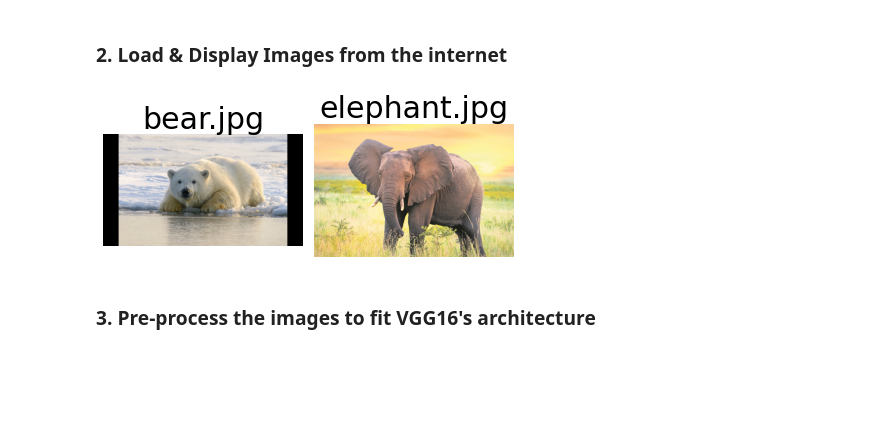
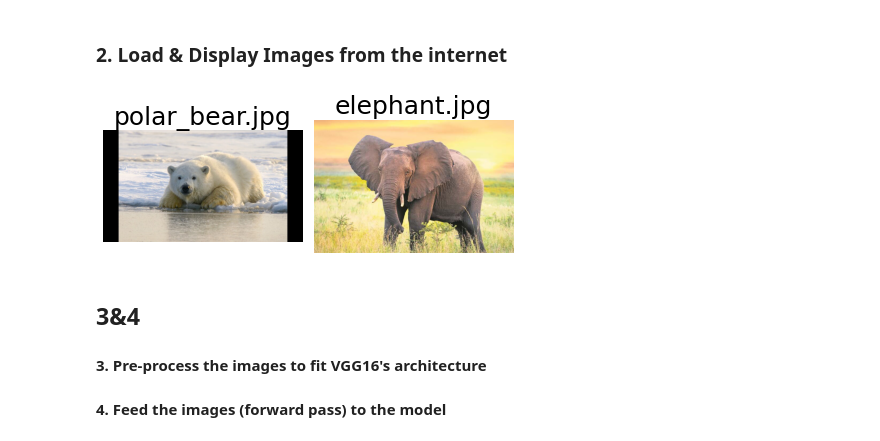
Before and after one commit to danatal29/HW2-CV, a Jupyter notebook: Untitled1.ipynb, the cells around one changed output. Saved outputs shown, nothing was run; the diff lists cells and outputs as text; code cells hidden in the pictures; blank space fills up the shorter version.

```diff
--- a/Untitled1.ipynb
+++ b/Untitled1.ipynb
@@ -24,12 +24,6 @@ import time
 %matplotlib inline
 # %%
 # Helper functions
-
-def load_image(path):
-    image = Image.open(path)
-    plt.imshow(image)
-    plt.title("Image loaded successfully")
-    return image
 
 def pre_processing(image, device=torch.device("cpu")):
     normalize = transforms.Normalize(
@@ -37,7 +31,7 @@ def pre_processing(image, device=torch.device("cpu")):
     std=[0.229, 0.224, 0.225]
     )
     preprocess = transforms.Compose([
-    transforms.Resize((224,224)),
+   #transforms.Resize((224,224)),
     transforms.ToTensor(),
     normalize
     ])
@@ -46,10 +40,7 @@ def pre_processing(image, device=torch.device("cpu")):
     input_tensor  = preprocess(image)
     input_batch = input_tensor.unsqueeze(0)
 
-
     return input_batch
-
-
 
 
 def deprocess(image, device=torch.device("cpu")):
@@ -64,7 +55,7 @@ def plot_images(names):
         a = fig.add_subplot(1, 2, i+1)
         imgplot = plt.imshow(img)
         a.set_axis_off()
-        a.set_title(names[i].split('/')[-1], fontsize=30)
+        a.set_title(names[i].split('/')[-1], fontsize=25)
     plt.tight_layout()
 # %% [markdown]
 ### 1. Load a pre-trained VGG16 with PyTorch
@@ -81,12 +72,14 @@ device = torch.device("cuda:0" if torch.cuda.is_available() else "cpu")
 # %%
 with open("./data/imagenet1000_clsidx_to_labels.txt", "r") as f:
     labels = [s.strip() for s in f.readlines()]
 
-internet_animals=['./my_data/bear.jpg','./my_data/elephant.jpg']
+internet_animals=['./my_data/polar_bear.jpg','./my_data/elephant.jpg']
 
 plot_images(internet_animals)
 # %% [output]
-[figure, old version]
+[figure, new version]
 # %% [markdown]
-### 3. Pre-process the images to fit VGG16's architecture
+## 3&4
+#### 3. Pre-process the images to fit VGG16's architecture
+#### 4. Feed the images (forward pass) to the model
 # %%
```
Also changed, not shown: parts of 15 cells of this notebook.
